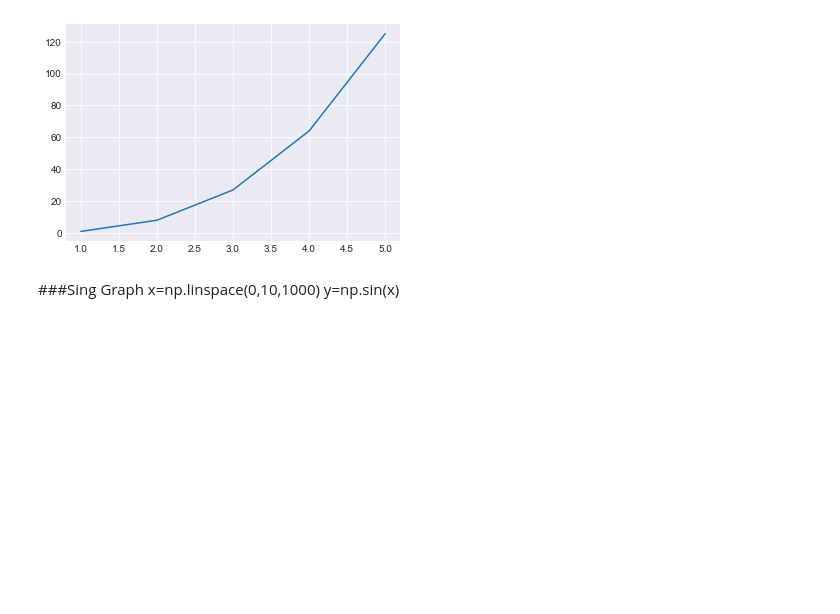
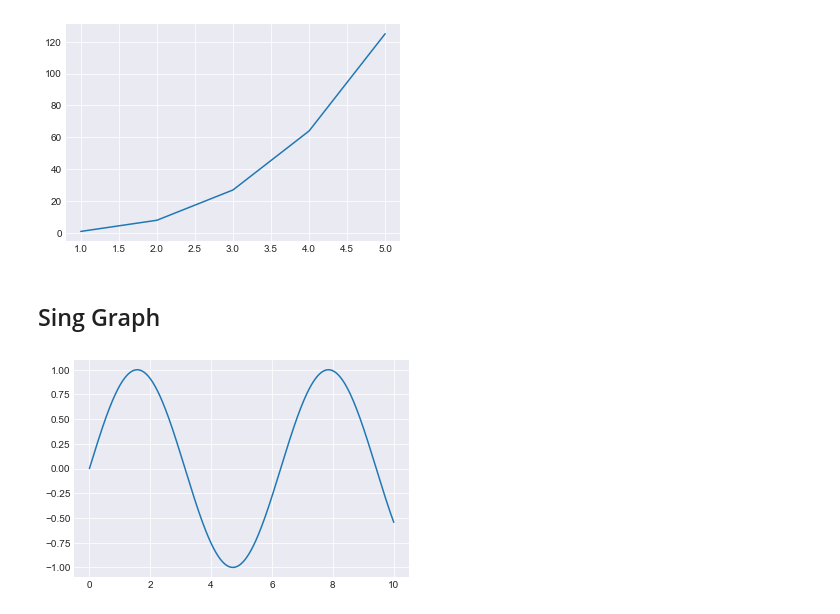
Before and after one commit to uannabi/MatPlotLibGraph, a Jupyter notebook: LineGraph.ipynb, the cells around one changed output. Saved outputs shown, nothing was run; the diff lists cells and outputs as text; code cells hidden in the pictures; blank space fills up the shorter version.

```diff
--- a/LineGraph.ipynb
+++ b/LineGraph.ipynb
@@ -13,7 +13,12 @@ plt.plot(x,y)
 plt.show()
 # %% [output]
 [figure]
-# %% [markdown]
-###Sing Graph
-x=np.linspace(0,10,1000)
-y=np.sin(x)
+# %% [markdown]
+## Sing Graph
+# %%
+x=np.linspace(0,10,1000)
+y=np.sin(x)
+plt.plot(x,y)
+plt.show()
+# %% [output]
+[figure, added]
```
Also changed, not shown: parts of 7 cells of this notebook.
